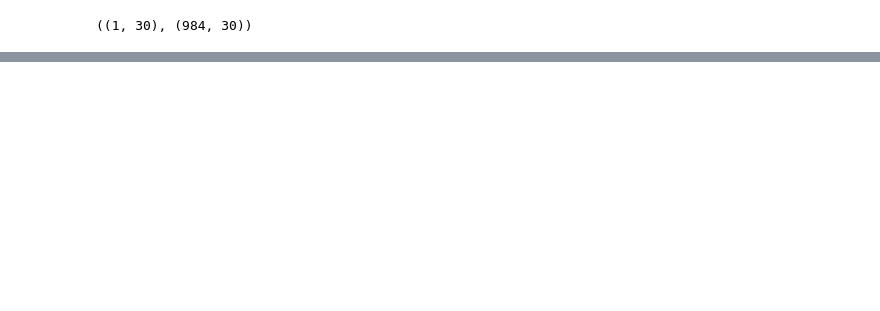
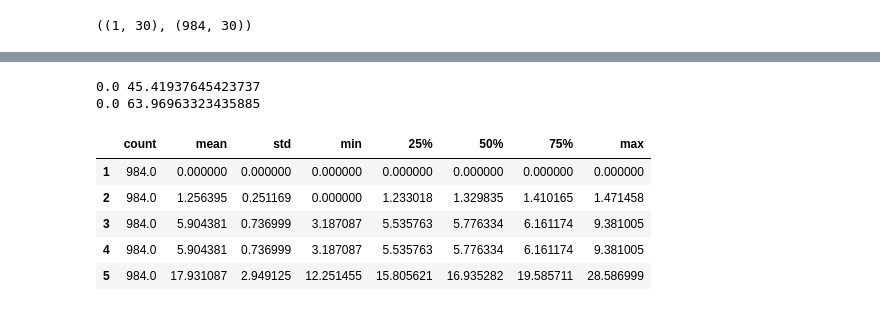
Before and after one commit to rickardbrannvall/tfhe_logreg, a Jupyter notebook: A_Explore_and_train_in_Python.ipynb, the cells around one changed output, grey strips where cells are left out. Saved outputs shown, nothing was run; the diff lists cells and outputs as text; code cells hidden in the pictures; blank space fills up the shorter version.

```diff
--- a/A_Explore_and_train_in_Python.ipynb
+++ b/A_Explore_and_train_in_Python.ipynb
@@ -173,0 +217,14 @@ pd.DataFrame(temps, columns=credit.columns[:-1]).describe().T
+# %%
+temps1 = terms1.cumsum(axis=1)
+print(temps1.min(), temps1.max())
+print(temps1.min(), temps1.max()+np.maximum(0,b_alt[0]))
+pd.DataFrame(temps1, columns=credit.columns[:-1]).describe().T.head()
+# %% [output]
+0.0 45.41937645423737
+0.0 63.96963323435885
+|  | count | mean | std | min | 25% | 50% | 75% | max |
+| 1 | 984.0 | 0.000000 | 0.000000 | 0.000000 | 0.000000 | 0.000000 | 0.000000 | 0.000000 |
+| 2 | 984.0 | 1.256395 | 0.251169 | 0.000000 | 1.233018 | 1.329835 | 1.410165 | 1.471458 |
+| 3 | 984.0 | 5.904381 | 0.736999 | 3.187087 | 5.535763 | 5.776334 | 6.161174 | 9.381005 |
+| 4 | 984.0 | 5.904381 | 0.736999 | 3.187087 | 5.535763 | 5.776334 | 6.161174 | 9.381005 |
+| 5 | 984.0 | 17.931087 | 2.949125 | 12.251455 | 15.805621 | 16.935282 | 19.585711 | 28.586999 |
```
Also changed, not shown: parts of 20 cells of this notebook, 6 other files.
